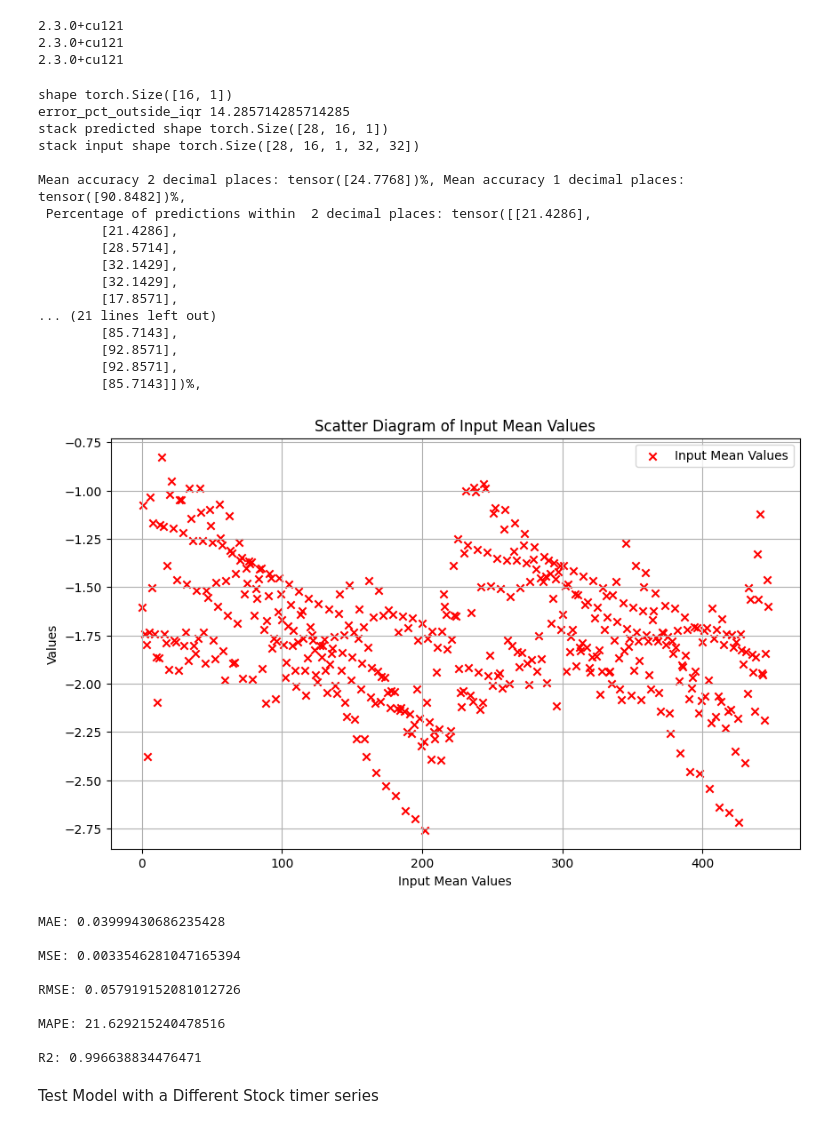
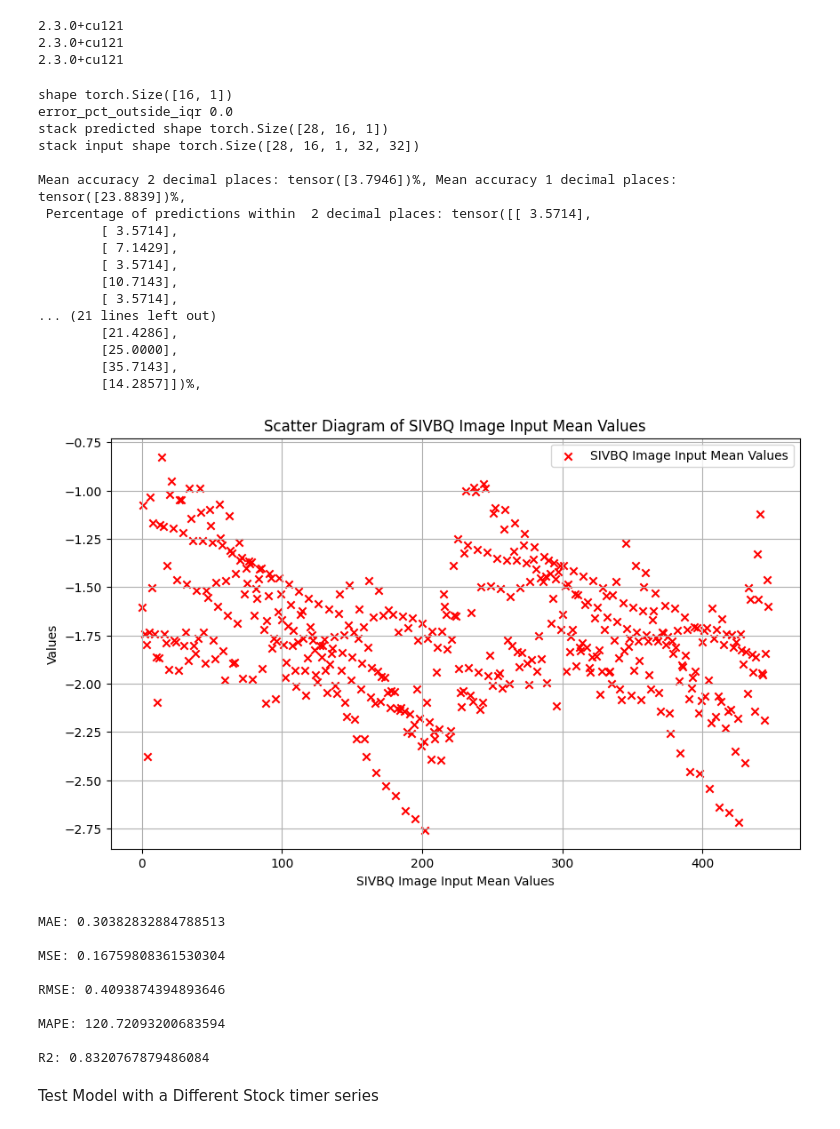
Before and after one commit to sergiosolorzano/financial-asset-gap-risk-nn-prediction, a Jupyter notebook: CNN-share-price-prediction/X-Channel-Images-Project/project_2_channel.ipynb, the cells around one changed output. Saved outputs shown, nothing was run; the diff lists cells and outputs as text; code cells hidden in the pictures.

Commit message:
refactor brute-force image algo - wip

```diff
--- a/CNN-share-price-prediction/X-Channel-Images-Project/project_2_channel.ipynb
+++ b/CNN-share-price-prediction/X-Channel-Images-Project/project_2_channel.ipynb
@@ -63,10 +68,19 @@ end_date = '2023-01-25'
 # %% [markdown]
 Init Hyper-parameters
 # %%
+#time series to image transformation algorithm: GRAMIAN 1; MARKOV 2
+transform_algo_type = 1
+transform_algo = generate_images.TransformAlgo.from_value(transform_algo_type)
+print("Image transformation algo type",transform_algo)
+
 #gaf image inputs
 gaf_method="summation"
-gaf_img_sz=32
+transformed_img_sz=32
 sample_range = (0, 1)
+
+#GRAMIAN/MARKOV: image transformation scale
+#scaler = MinMaxScaler(feature_range=(-1, 1))
+scaler = StandardScaler()
 
 # training's test size
 test_size=0.5
@@ -88,7 +102,7 @@ final_FCLayer_output=1
 learning_rate= 0.00001#0.0001#0.000001#0.000001#0.001#0.000001=0.56;0.00001=0.15
 momentum = 0.9
 
-dropout_probab=0
+dropout_probab=0.5
 
 batch_size =16
 
@@ -96,4 +110,4 @@ num_epochs_input = 10000
 
 loss_threshold = 0.0001#0.000001
 
-transform = generate_gaf.SetTransform(normalize_ftor=0.5, resolution_x=32, resolution_y=32)
+transform = generate_images.SetTransform(normalize_ftor=0.5, resolution_x=32, resolution_y=32)
@@ -180,11 +196,8 @@ We transpose the resulting image list to represent:
 #Generate images from dataset
 cols_used = ["Open", "High", "Low", "Close"]
 cols_used_count = sum(column_name in cols_used for column_name in stock_dataset_df.columns)
-feature_image_dataset_list, feature_price_dataset_list, feature_label_dataset_list = generate_gaf.generate_multiple_feature_images(stock_dataset_df, cols_used, image_size=gaf_img_sz, method=gaf_method, sample_range=sample_range)
+feature_image_dataset_list, feature_price_dataset_list, feature_label_dataset_list = generate_images.generate_multiple_feature_images(stock_dataset_df, cols_used, transform_algo, image_size=transformed_img_sz, method=gaf_method, sample_range=sample_range)
 #print("image data",feature_image_dataset_list,"labels",feature_label_dataset_list)
-output_string = f"image data {feature_image_dataset_list} labels {feature_label_dataset_list}"
-with open(f'stack_input.txt', 'w') as file:
-    file.write('\n\n' + output_string)
 print("shape [0] set",np.array(feature_image_dataset_list[0]).shape)
 
 #np.set_printoptions()
@@ -254,5 +267,5 @@ len label 4 labels shape (4, 224)
 # %% [markdown]
 Apply Transform to image to convert to tensor and normalize
 # %%
-feature_image_dataset_list_f32, labels_scaled_list_f32 = generate_gaf.Generate_feature_image_dataset_list_f32(labels_array, images_array, gaf_img_sz)
+feature_image_dataset_list_f32, labels_scaled_list_f32 = generate_images.Generate_feature_image_dataset_list_f32(labels_array, images_array, transformed_img_sz, scaler)
 # %% [output]
@@ -598,10 +602,12 @@ def calculate_score(tensor_list):
 # %%
 importlib.reload(compute_stats)
 importlib.reload(plot_data)
-importlib.reload(generate_gaf)
+importlib.reload(generate_images)
 importlib.reload(load_data)
 importlib.reload(import_data)
 importlib.reload(helper_functions)
+#time series to image transformation algorithm
+transform_algo = generate_images.TransformAlgo.from_value(transform_algo_type)
 
 def Test(test_loader, net=net):
     inputs_list = []
@@ -620,10 +626,6 @@ def Test(test_loader, net=net):
 
     for i, data in enumerate(test_loader, 0):
         inputs, labels = data[0].to(device), data[1].to(device)
-        if i == 0: #print("i",i,"inputs",inputs,"labels",labels)
-            output_string = f"inputs {inputs}"
-            with open(f'stack_input.txt', 'w') as file:
-                file.write('\n\n' + output_string)
 
         outputs = net(inputs)
 
@@ -698,41 +700,41 @@ def Test(test_loader, net=net):
 # %%
 stack_input, predicted_list, actual_list, accuracy, stack_actual, stack_predicted  = Test(test_loader,net=net)
 
-plot_data.scatter_diagram_onevar(stack_input)
+plot_data.scatter_diagram_onevar_plot_mean(stack_input, train_stock_ticker)
 # %% [output]
 shape torch.Size([16, 1])
-error_pct_outside_iqr 14.285714285714285
+error_pct_outside_iqr 0.0
 stack predicted shape torch.Size([28, 16, 1])
 stack input shape torch.Size([28, 16, 1, 32, 32])
 
-Mean accuracy 2 decimal places: tensor([24.7768])%, Mean accuracy 1 decimal places: tensor([90.8482])%,
- Percentage of predictions within  2 decimal places: tensor([[21.4286],
+Mean accuracy 2 decimal places: tensor([3.7946])%, Mean accuracy 1 decimal places: tensor([23.8839])%,
+ Percentage of predictions within  2 decimal places: tensor([[ 3.5714],
+        [ 3.5714],
+        [ 7.1429],
+        [ 3.5714],
+        [10.7143],
+        [ 3.5714],
+... (21 lines left out)
         [21.4286],
-        [28.5714],
-        [32.1429],
-        [32.1429],
-        [17.8571],
-... (21 lines left out)
-        [85.7143],
-        [92.8571],
-        [92.8571],
-        [85.7143]])%,
+        [25.0000],
+        [35.7143],
+        [14.2857]])%,
-[figure, old version]
+[figure, new version]
 # %%
 #compute stats
 error_stats = compute_stats.compute_error_stats(stack_actual, stack_predicted)
 for key, value in error_stats.items():
     print(f'{key}: {value}\n')
 # %% [output]
-MAE: 0.03999430686235428
+MAE: 0.30382832884788513
 
-MSE: 0.0033546281047165394
+MSE: 0.16759808361530304
 
-RMSE: 0.057919152081012726
+RMSE: 0.4093874394893646
 
-MAPE: 21.629215240478516
+MAPE: 120.72093200683594
 
-R2: 0.996638834476471
+R2: 0.8320767879486084
 # %%
 #write to file
 output_string = (f"Accuracy 2dp: {accuracy[0]}%\n"
```
Also changed, not shown: parts of 13 cells of this notebook, 13 other files.
